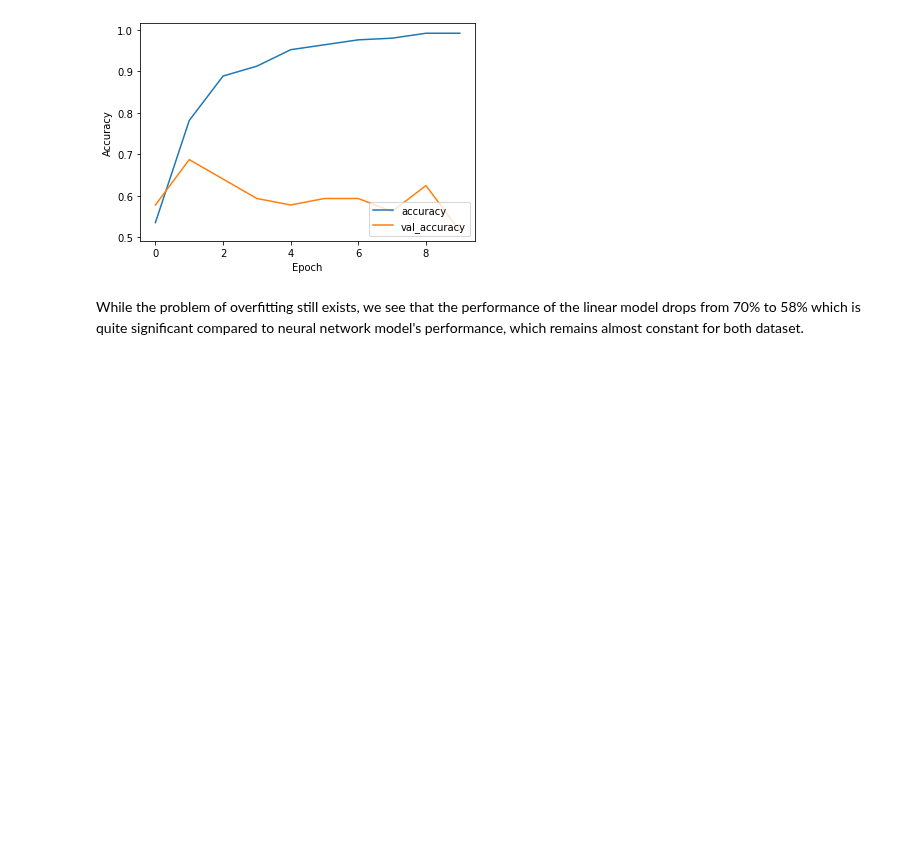
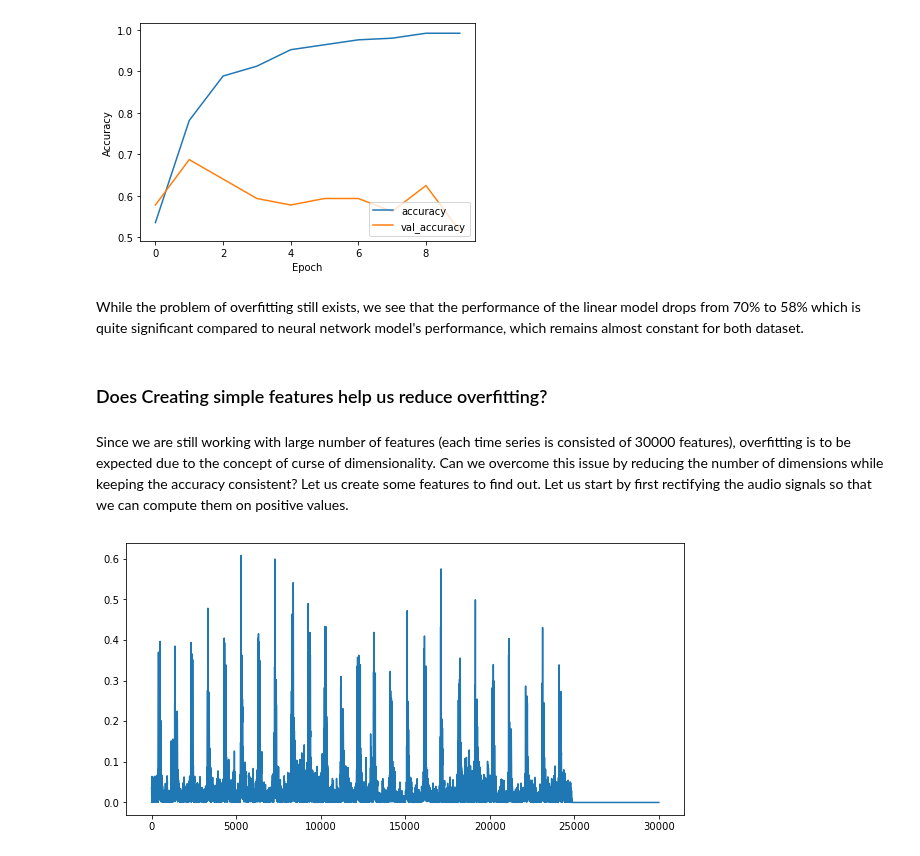
Before and after one commit to syednayeemridwan/data-science-projects, a Jupyter notebook: Heartbeat Classification/heartbeat classification.ipynb, the cells around one changed output. Cells and saved outputs as stored; diff of their text form; code cells hidden in the pictures; blank space fills up the shorter version.

```diff
--- a/Heartbeat Classification/heartbeat classification.ipynb
+++ b/Heartbeat Classification/heartbeat classification.ipynb
@@ -637,3 +637,17 @@ plt.show()
 [figure]
 # %% [markdown]
 While the problem of overfitting still exists, we see that the performance of the linear model drops from 70% to 58% which is quite significant compared to neural network model's performance, which remains almost constant for both dataset.
+# %% [markdown]
+### Does Creating simple features help us reduce overfitting?
+# %% [markdown]
+Since we are still working with large number of features (each time series is consisted of 30000 features), overfitting is to be expected due to the concept of curse of dimensionality. Can we overcome this issue by reducing the number of dimensions while keeping the accuracy consistent? Let us create some features to find out. Let us start by first rectifying the audio signals so that we can compute them on positive values.
+# %%
+# Rectify the audio signal
+X_df = pd.DataFrame(X_downsampled.T)
+audio_rectified = X_df.apply(np.abs)
+
+# Plot the result
+audio_rectified[0].plot(figsize=(10, 5))
+plt.show()
+# %% [output]
+[figure, added]
```
Also changed, not shown: parts of 18 cells of this notebook.
